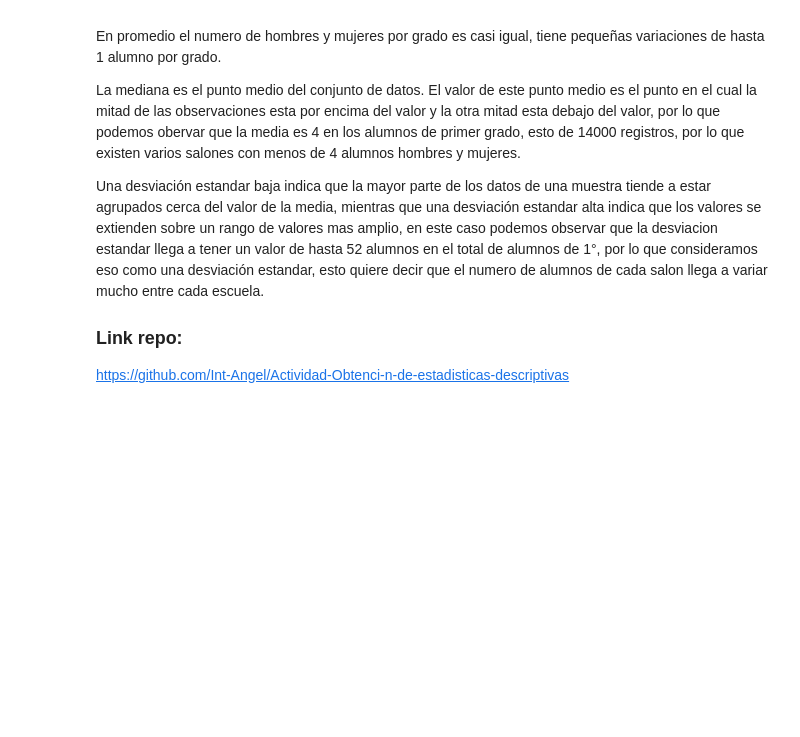
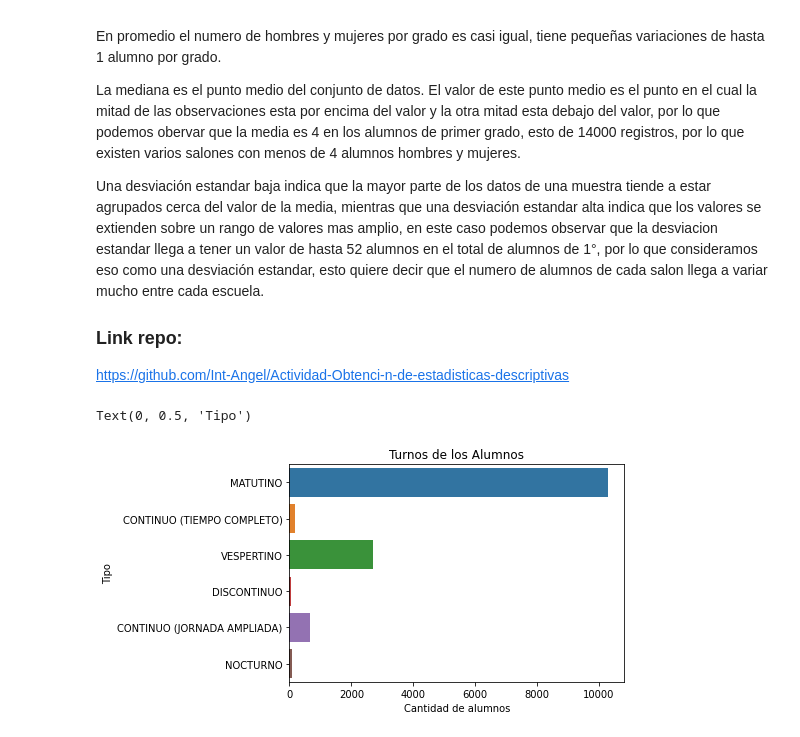
Before and after one commit to Int-Angel/Actividad-Obtenci-n-de-estadisticas-descriptivas, a Jupyter notebook: Actividad_pandas.ipynb, the cells around one changed output. Drawn from its saved outputs; the diff is of its cells as text; code cells hidden in the pictures; blank space fills up the shorter version.

```diff
--- a/Actividad_pandas.ipynb
+++ b/Actividad_pandas.ipynb
@@ -137,3 +138,14 @@ Una desviación estandar baja indica que la mayor parte de los datos de una mues
 
 ### Link repo:
 https://github.com/Int-Angel/Actividad-Obtenci-n-de-estadisticas-descriptivas
+# %%
+fig = plt.figure(figsize=(6, 4))
+
+sns.countplot(data=df, y = 'NOM TURNO')
+
+plt.title('Turnos de los Alumnos')
+plt.xlabel('Cantidad de alumnos')
+plt.ylabel('Tipo')
+# %% [output]
+Text(0, 0.5, 'Tipo')
+[figure, added]
```
Also changed, not shown: parts of 2 cells of this notebook.
